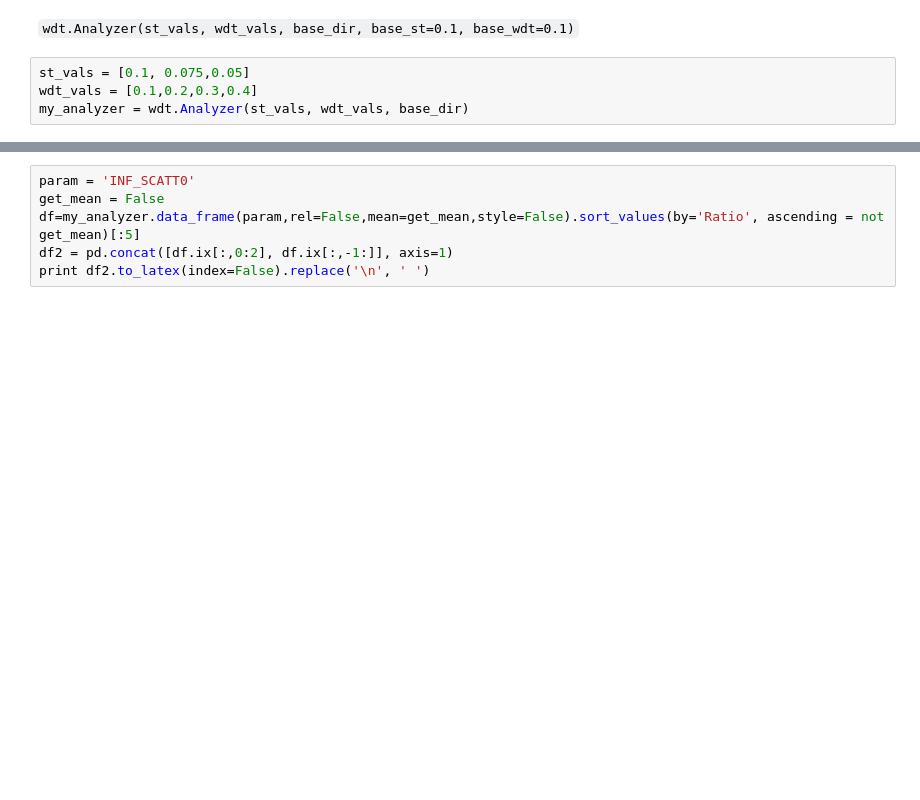
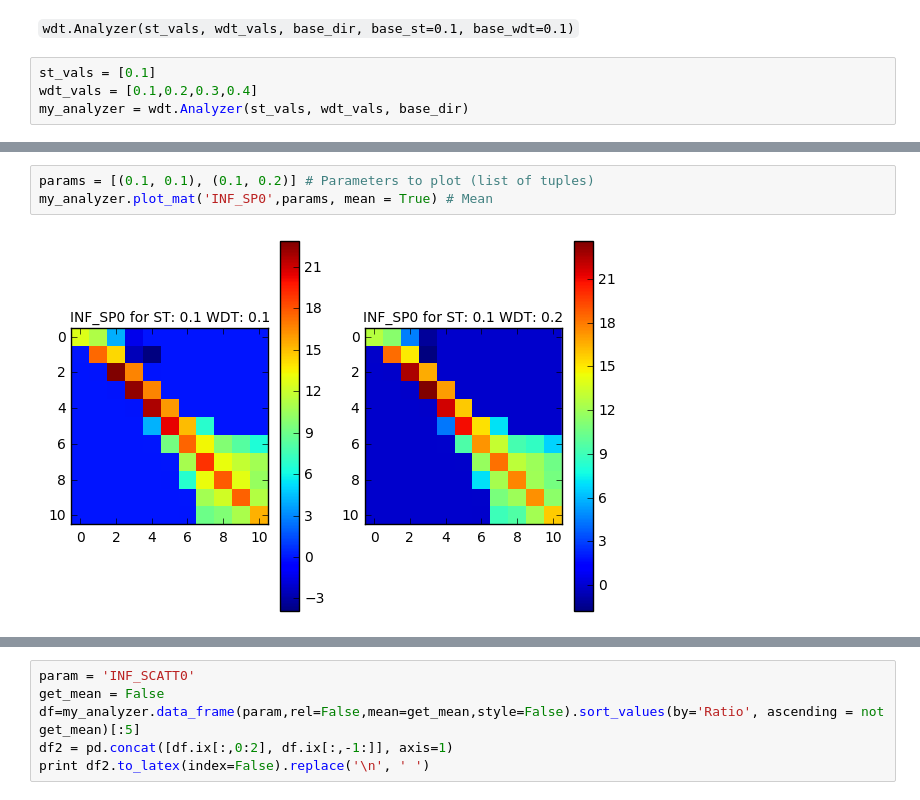
Before and after one commit to JessicaRehak/WDT_Analysis, a Jupyter notebook: scattering_matrices.ipynb, the cells around one changed output, grey strips where cells are left out. Saved outputs shown, nothing was run; the diff lists cells and outputs as text; blank space fills up the shorter version.

Commit message:
matrix plotting complete, bars on plots still too large

```diff
--- a/scattering_matrices.ipynb
+++ b/scattering_matrices.ipynb
@@ -36,6 +54,6 @@ The `Analyzer` class is the workhorse of this data analysis, it initializes:
 # %% [markdown]
 `wdt.Analyzer(st_vals, wdt_vals, base_dir, base_st=0.1, base_wdt=0.1)`
 # %%
-st_vals = [0.1, 0.075,0.05]
+st_vals = [0.1]
 wdt_vals = [0.1,0.2,0.3,0.4]
 my_analyzer = wdt.Analyzer(st_vals, wdt_vals, base_dir)
@@ -73,0 +64,5 @@ np.around(my_analyzer.data_frame('INF_FLX',rel=False,
+# %%
+params = [(0.1, 0.1), (0.1, 0.2)] # Parameters to plot (list of tuples)
+my_analyzer.plot_mat('INF_SP0',params, mean = True) # Mean
+# %% [output]
+[figure, added]
```
Also changed, not shown: parts of 24 cells of this notebook, 1 other file.
